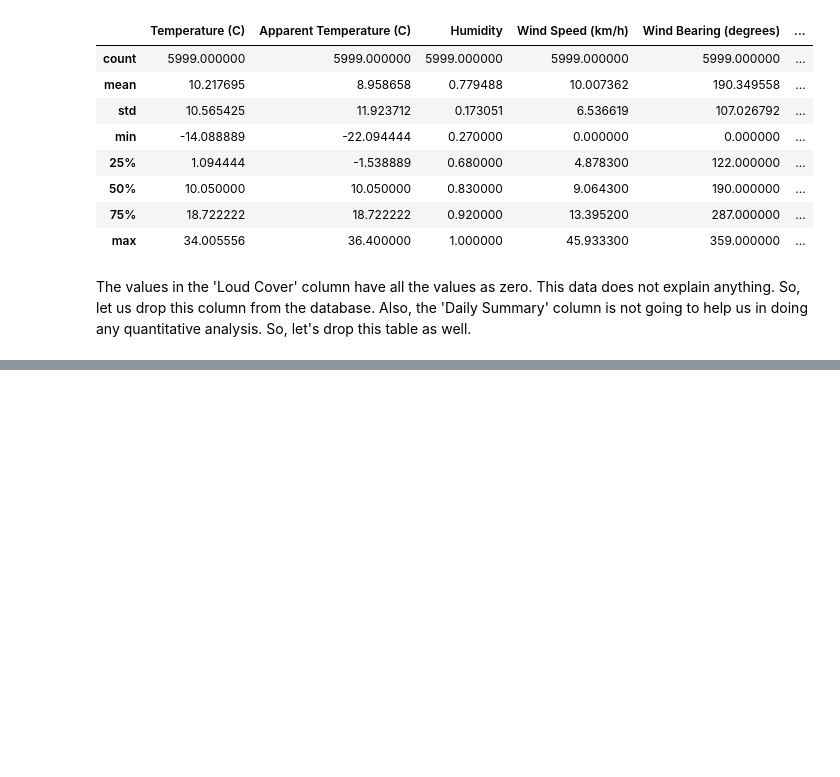
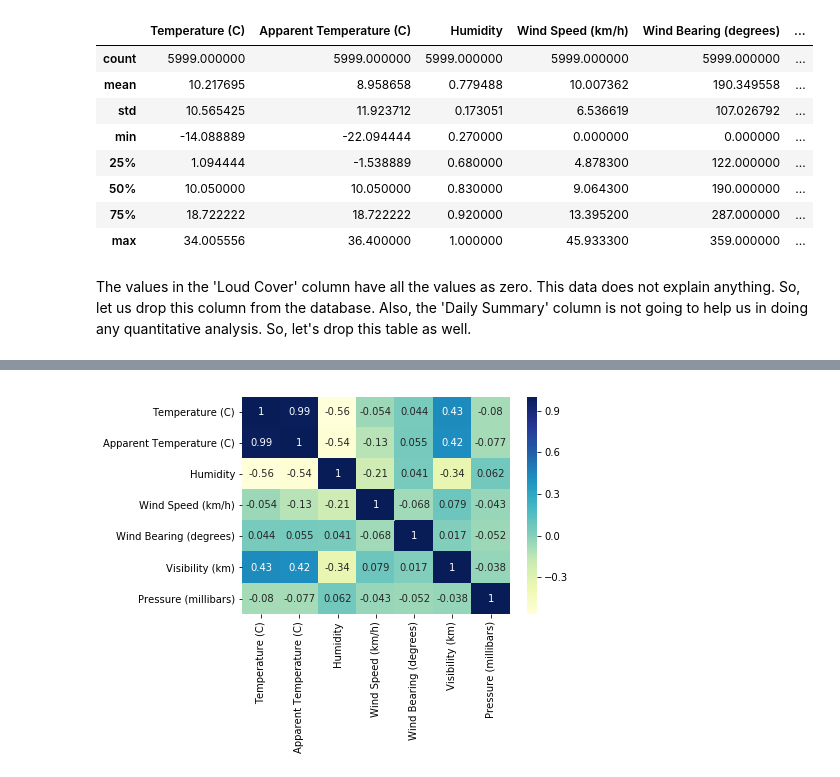
Before and after one commit to SrajanKumarShukla/Apparent-Temperature-Prediction, a Jupyter notebook: Apparent-Temperature-Prediction.ipynb, the cells around one changed output, grey strips where cells are left out. Cells and saved outputs as stored; diff of their text form; code cells hidden in the pictures; blank space fills up the shorter version.

```diff
--- a/Apparent-Temperature-Prediction.ipynb
+++ b/Apparent-Temperature-Prediction.ipynb
@@ -102,0 +157,3 @@ weather_data.head()
+# %%
+cor = weather_data.corr()
+cor
@@ -102,0 +169,5 @@ weather_data.head()
+# %%
+sns.heatmap(cor, cmap="YlGnBu", annot = True)
+plt.show()
+# %% [output]
+[figure, added]
```
Also changed, not shown: parts of 23 cells of this notebook.
